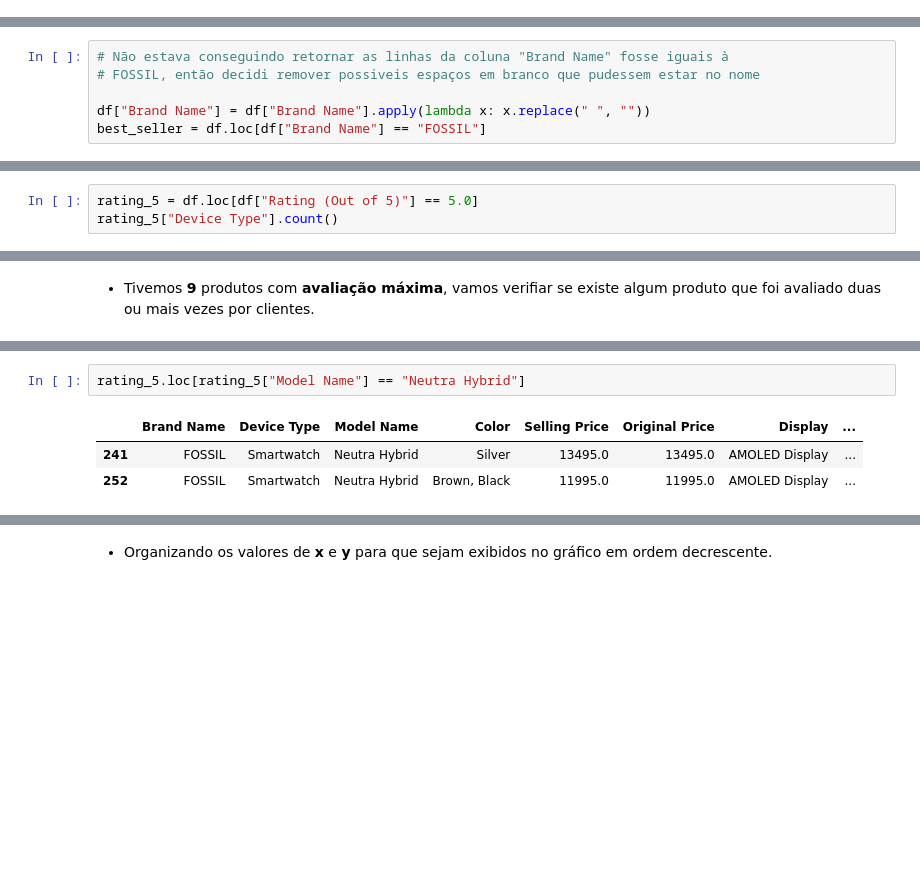
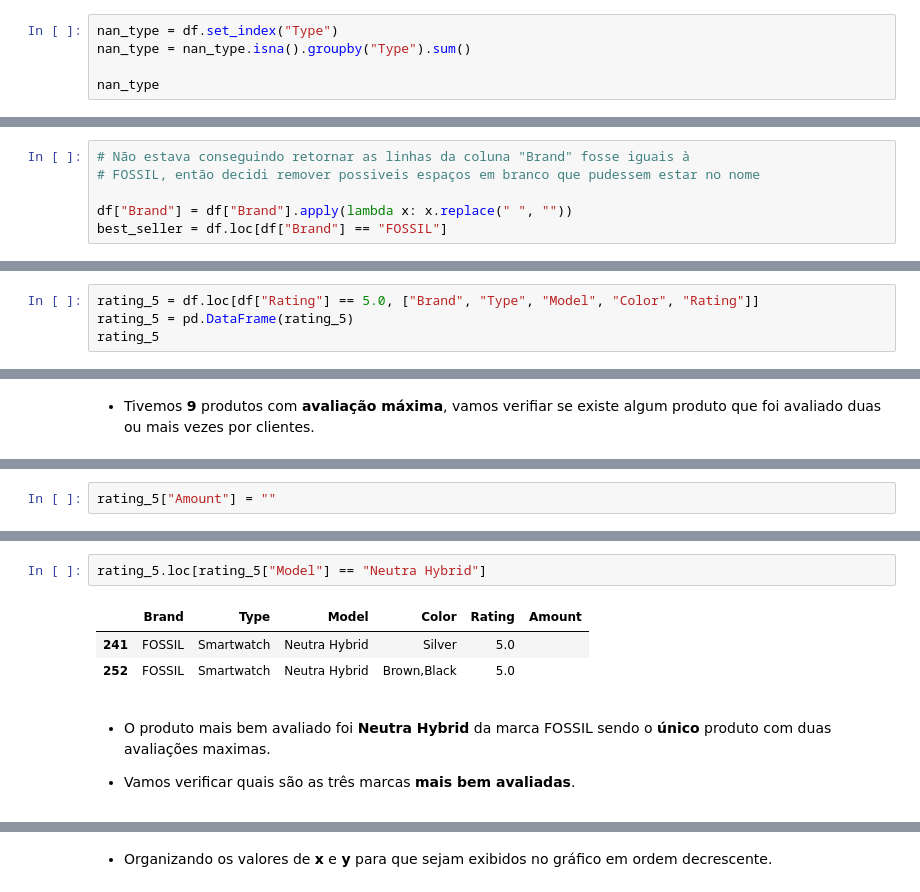
Before and after one commit to Faabry/Data_Analysis, a Jupyter notebook: Smartwatch.ipynb, the cells around one changed output, grey strips where cells are left out. Drawn from its saved outputs; the diff is of its cells as text; blank space fills up the shorter version.

```diff
--- a/Smartwatch.ipynb
+++ b/Smartwatch.ipynb
@@ -54,0 +83,5 @@ df.head()
+# %%
+nan_type = df.set_index("Type")
+nan_type = nan_type.isna().groupby("Type").sum()
+
+nan_type
@@ -86,8 +160,8 @@ Name: Model Name, dtype: int64
 
 * ## No entanto ainda precisamos identificar qual foi de fato o produto mais vendido da marca **Fossil**.
 # %%
-# Não estava conseguindo retornar as linhas da coluna "Brand Name" fosse iguais à
+# Não estava conseguindo retornar as linhas da coluna "Brand" fosse iguais à
 # FOSSIL, então decidi remover possiveis espaços em branco que pudessem estar no nome
 
-df["Brand Name"] = df["Brand Name"].apply(lambda x: x.replace(" ", ""))
-best_seller = df.loc[df["Brand Name"] == "FOSSIL"]
+df["Brand"] = df["Brand"].apply(lambda x: x.replace(" ", ""))
+best_seller = df.loc[df["Brand"] == "FOSSIL"]
@@ -151,6 +242,7 @@ df["Rating (Out of 5)"].max()
 # %% [output]
 5.0
 # %%
-rating_5 = df.loc[df["Rating (Out of 5)"] == 5.0]
-rating_5["Device Type"].count()
+rating_5 = df.loc[df["Rating"] == 5.0, ["Brand", "Type", "Model", "Color", "Rating"]]
+rating_5 = pd.DataFrame(rating_5)
+rating_5
 # %% [output]
@@ -171,0 +261,2 @@ Name: Model Name, dtype: int64
+# %%
+rating_5["Amount"] = ""
@@ -172,6 +277,10 @@ Name: Model Name, dtype: int64
 # %%
-rating_5.loc[rating_5["Model Name"] == "Neutra Hybrid"]
+rating_5.loc[rating_5["Model"] == "Neutra Hybrid"]
 # %% [output]
-|  | Brand Name | Device Type | Model Name | Color | Selling Price | Original Price | Display | ... |
-| 241 | FOSSIL | Smartwatch | Neutra Hybrid | Silver | 13495.0 | 13495.0 | AMOLED Display | ... |
-| 252 | FOSSIL | Smartwatch | Neutra Hybrid | Brown, Black | 11995.0 | 11995.0 | AMOLED Display | ... |
+|  | Brand | Type | Model | Color | Rating | Amount |
+| 241 | FOSSIL | Smartwatch | Neutra Hybrid | Silver | 5.0 |  |
+| 252 | FOSSIL | Smartwatch | Neutra Hybrid | Brown,Black | 5.0 |  |
+# %% [markdown]
+* O produto mais bem avaliado foi **Neutra Hybrid** da marca FOSSIL sendo o **único** produto com duas avaliações maximas.
+
+* Vamos verificar quais são as três marcas **mais bem avaliadas**.
```
Also changed, not shown: parts of 60 cells of this notebook.
